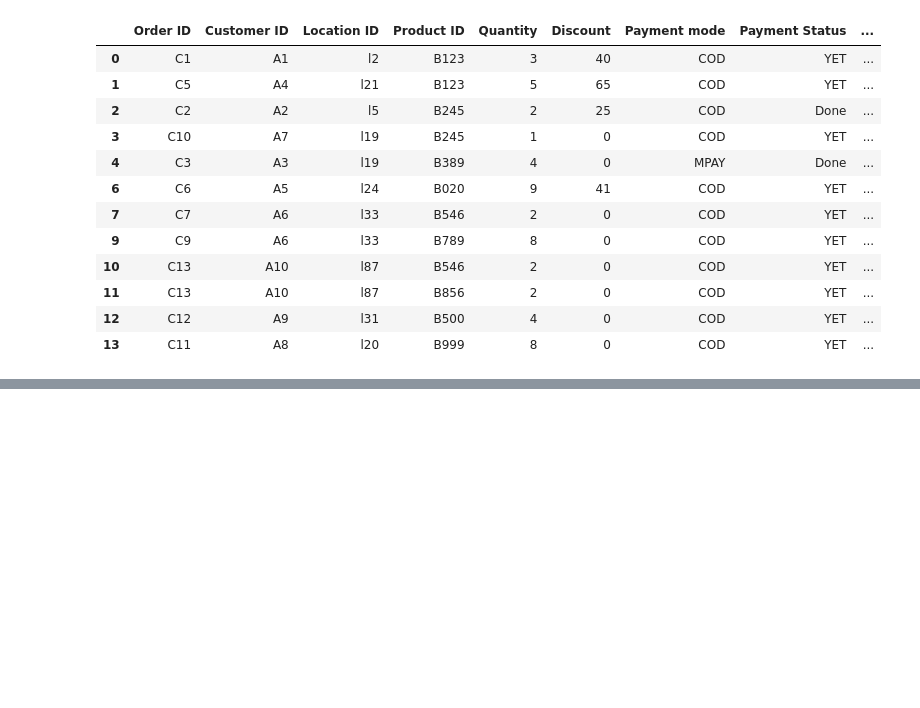
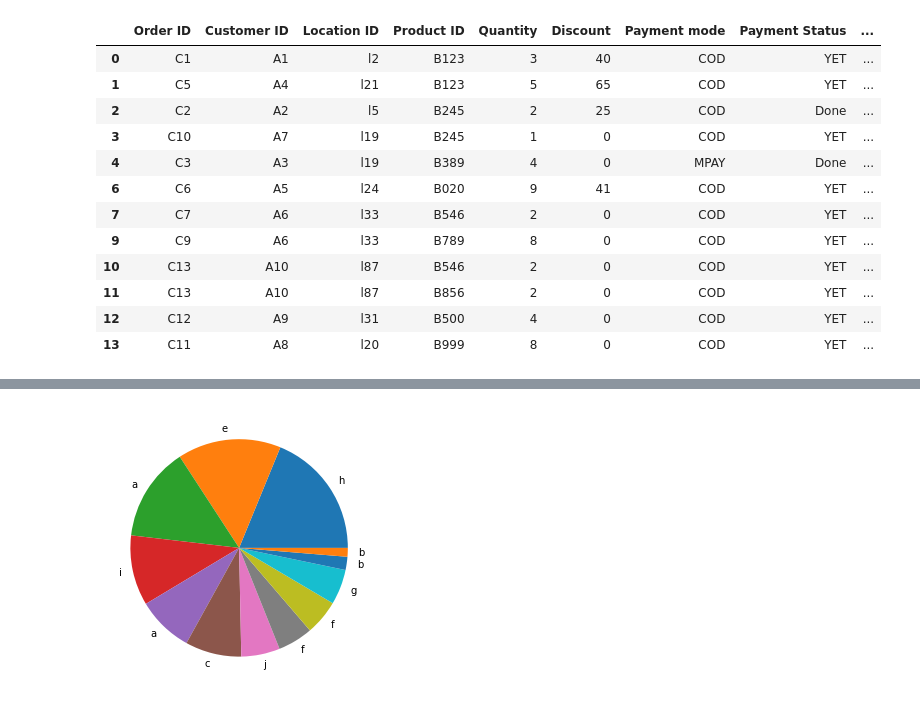
Before and after one commit to HozefaBeenawala/Analytics-Automation, a Jupyter notebook: Untitled.ipynb, the cells around one changed output, grey strips where cells are left out. Saved outputs shown, nothing was run; the diff lists cells and outputs as text; code cells hidden in the pictures; blank space fills up the shorter version.

```diff
--- a/Untitled.ipynb
+++ b/Untitled.ipynb
@@ -152,9 +329,13 @@ class Analysis:
         self.filtered_df = self.df
         return self.filtered_df
 
-    def location(self,status_column,status_value,sales_column,rate_column,quantity_column,discount_column,location_column):
+    def sales_column (self,name,rate_column,quantity_column,discount_column):
+        self.df['Sales'] = (self.df[rate_column]*self.df[quantity_column])-self.df[discount_column]
+        return self.df
+
+    def location(self,sales_column,location_column):
         #df_Accepted = df[df[status_column] == status_value]
-        self.filtered_df[sales_column] = (self.filtered_df[rate_column]*self.filtered_df[quantity_column])-self.filtered_df[discount_column]
+        #self.filtered_df[sales_column] = (self.filtered_df[rate_column]*self.filtered_df[quantity_column])-self.filtered_df[discount_column]
         # Sort the DataFrame by 'Sales' column in descending order
         df_sorted = self.filtered_df.sort_values(by=sales_column, ascending=False)
 
@@ -171,3 +352,11 @@ class Analysis:
 
         # Show the plot
         plt.show()
+
+    def product(self,sales_column,product_column):
+        # Sort the DataFrame by 'Sales' column in descending order
+        df_sorted = self.filtered_df.sort_values(by=sales_column, ascending=False)
+        # Create a figure
+        fig = plt.figure(figsize=(20, 5))
+        plt.pie(df_sorted[sales_column], labels = df_sorted[product_column])
+        plt.show()
@@ -332,0 +531,4 @@ See the caveats in the documentation: https://pandas.pydata.org/pandas-docs/stab
+# %%
+anal.product('Sales','Product name')
+# %% [output]
+[figure, added]
```
Also changed, not shown: parts of 33 cells of this notebook.
